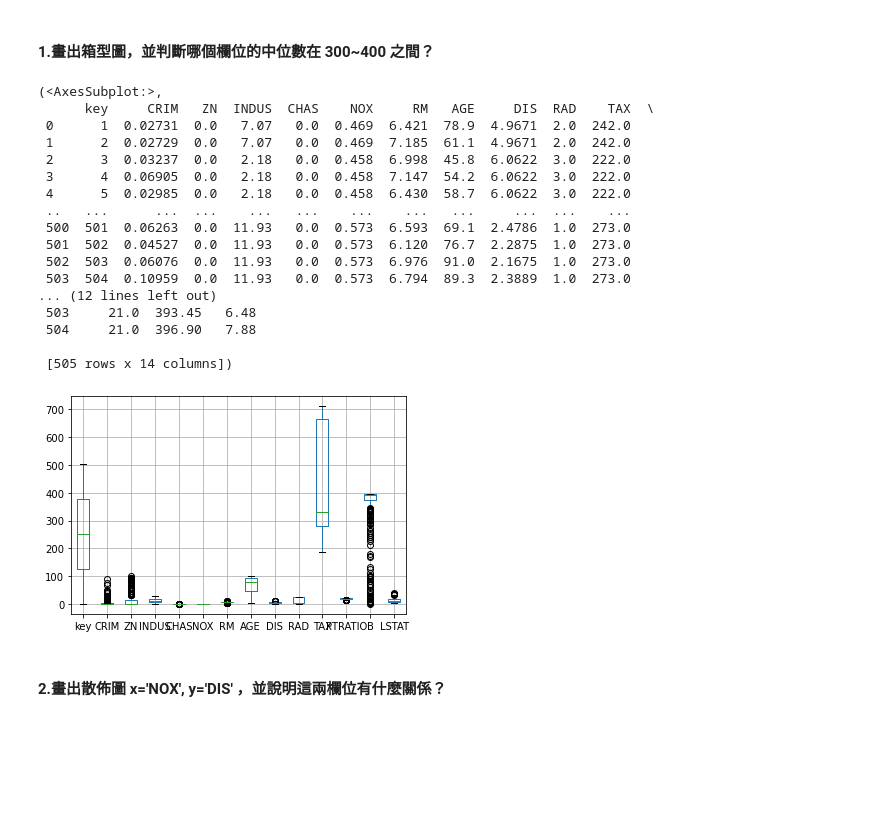
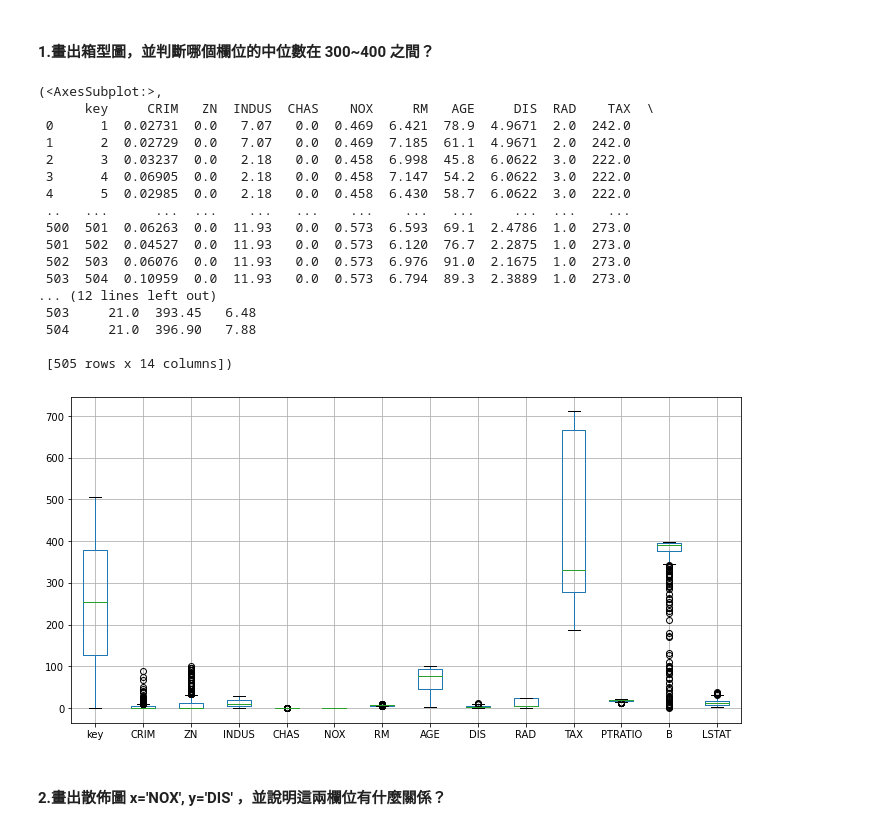
Before and after one commit to Lin-Dong-Chang/ML100Days, a Jupyter notebook: homework/Day_012_HW.ipynb, the cells around one changed output. Drawn from its saved outputs; the diff is of its cells as text; code cells hidden in the pictures; blank space fills up the shorter version.

```diff
--- a/homework/Day_012_HW.ipynb
+++ b/homework/Day_012_HW.ipynb
@@ -3,26 +3,26 @@
 # %%
 import pandas as pd
 file_data = pd.read_csv('/Users/dong/ML100Days/homework/boston.csv')
-file_data.boxplot() , file_data  # 由圖可知，中位數在300~400間的為 ”Ｂ“欄位
+file_data.boxplot(figsize=(12,6)) , file_data  # 由圖可知，中位數在300~400間的為 ”TAX“欄位
 # %% [output]
 (<AxesSubplot:>,
       key     CRIM   ZN  INDUS  CHAS    NOX     RM   AGE     DIS  RAD    TAX  \
  0      1  0.02731  0.0   7.07   0.0  0.469  6.421  78.9  4.9671  2.0  242.0
  1      2  0.02729  0.0   7.07   0.0  0.469  7.185  61.1  4.9671  2.0  242.0
  2      3  0.03237  0.0   2.18   0.0  0.458  6.998  45.8  6.0622  3.0  222.0
  3      4  0.06905  0.0   2.18   0.0  0.458  7.147  54.2  6.0622  3.0  222.0
  4      5  0.02985  0.0   2.18   0.0  0.458  6.430  58.7  6.0622  3.0  222.0
  ..   ...      ...  ...    ...   ...    ...    ...   ...     ...  ...    ...
  500  501  0.06263  0.0  11.93   0.0  0.573  6.593  69.1  2.4786  1.0  273.0
  501  502  0.04527  0.0  11.93   0.0  0.573  6.120  76.7  2.2875  1.0  273.0
  502  503  0.06076  0.0  11.93   0.0  0.573  6.976  91.0  2.1675  1.0  273.0
  503  504  0.10959  0.0  11.93   0.0  0.573  6.794  89.3  2.3889  1.0  273.0
 ... (12 lines left out)
  503     21.0  393.45   6.48
  504     21.0  396.90   7.88
 
  [505 rows x 14 columns])
-[figure, old version]
+[figure, new version]
 # %% [markdown]
 #### 2.畫出散佈圖 x='NOX', y='DIS' ，並說明這兩欄位有什麼關係？
 # %%
```
